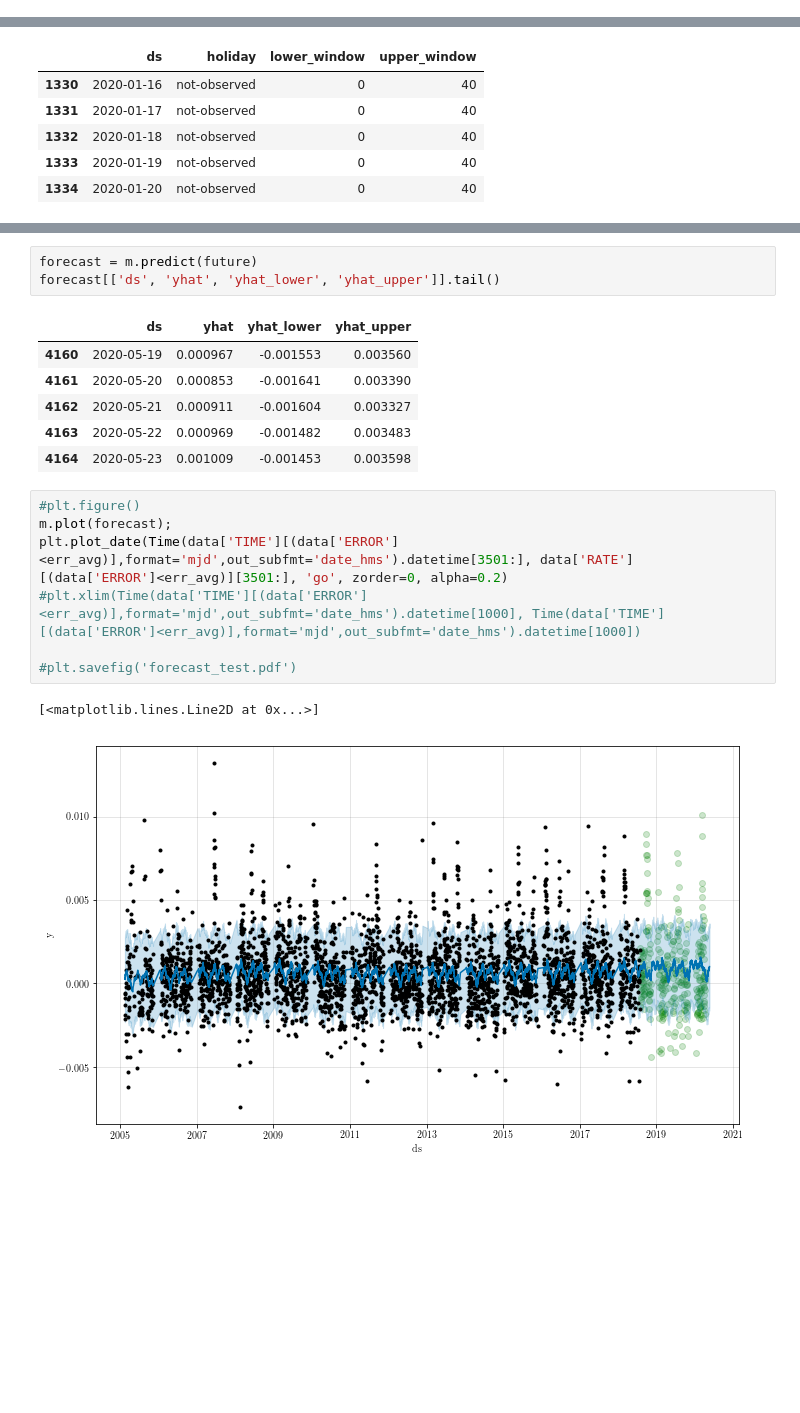
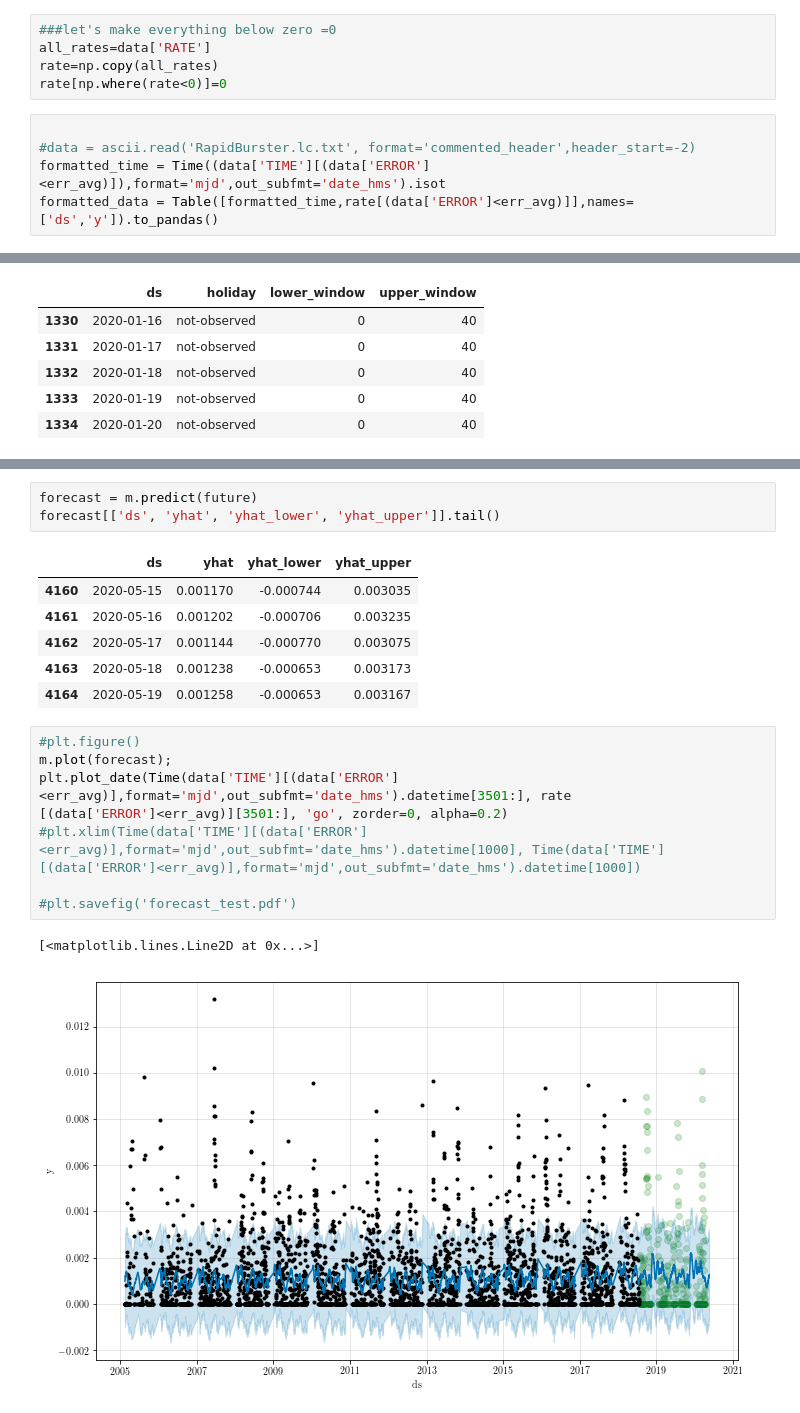
Before and after one commit to kcdage/prophet-rapidburster, a Jupyter notebook: rapid_burster.ipynb, the cells around one changed output, grey strips where cells are left out. Saved outputs shown, nothing was run; the diff lists cells and outputs as text; blank space fills up the shorter version.

```diff
--- a/rapid_burster.ipynb
+++ b/rapid_burster.ipynb
@@ -58,3 +55,13 @@ plt.xlabel('Time (MJD)', fontsize=14)
 plt.ylabel('Rate (ct/s)', fontsize=14);
 # %% [output]
 [figure]
+# %%
+###let's make everything below zero =0
+all_rates=data['RATE']
+rate=np.copy(all_rates)
+rate[np.where(rate<0)]=0
+# %%
+
+#data = ascii.read('RapidBurster.lc.txt', format='commented_header',header_start=-2)
+formatted_time = Time((data['TIME'][(data['ERROR']<err_avg)]),format='mjd',out_subfmt='date_hms').isot
+formatted_data = Table([formatted_time,rate[(data['ERROR']<err_avg)]],names=['ds','y']).to_pandas()
@@ -114,19 +171,19 @@ forecast = m.predict(future)
 forecast[['ds', 'yhat', 'yhat_lower', 'yhat_upper']].tail()
 # %% [output]
 |  | ds | yhat | yhat_lower | yhat_upper |
-| 4160 | 2020-05-19 | 0.000967 | -0.001553 | 0.003560 |
-| 4161 | 2020-05-20 | 0.000853 | -0.001641 | 0.003390 |
-| 4162 | 2020-05-21 | 0.000911 | -0.001604 | 0.003327 |
-| 4163 | 2020-05-22 | 0.000969 | -0.001482 | 0.003483 |
-| 4164 | 2020-05-23 | 0.001009 | -0.001453 | 0.003598 |
+| 4160 | 2020-05-15 | 0.001170 | -0.000744 | 0.003035 |
+| 4161 | 2020-05-16 | 0.001202 | -0.000706 | 0.003235 |
+| 4162 | 2020-05-17 | 0.001144 | -0.000770 | 0.003075 |
+| 4163 | 2020-05-18 | 0.001238 | -0.000653 | 0.003173 |
+| 4164 | 2020-05-19 | 0.001258 | -0.000653 | 0.003167 |
 # %%
 #plt.figure()
 m.plot(forecast);
-plt.plot_date(Time(data['TIME'][(data['ERROR']<err_avg)],format='mjd',out_subfmt='date_hms').datetime[3501:], data['RATE']
+plt.plot_date(Time(data['TIME'][(data['ERROR']<err_avg)],format='mjd',out_subfmt='date_hms').datetime[3501:], rate
 [(data['ERROR']<err_avg)][3501:], 'go', zorder=0, alpha=0.2)
 #plt.xlim(Time(data['TIME'][(data['ERROR']<err_avg)],format='mjd',out_subfmt='date_hms').datetime[1000], Time(data['TIME'][(data['ERROR']<err_avg)],format='mjd',out_subfmt='date_hms').datetime[1000])
 
 #plt.savefig('forecast_test.pdf')
 # %% [output]
 [<matplotlib.lines.Line2D at 0x...>]
-[figure, old version]
+[figure, new version]
```
Also changed, not shown: parts of 5 cells of this notebook, 1 other file.
